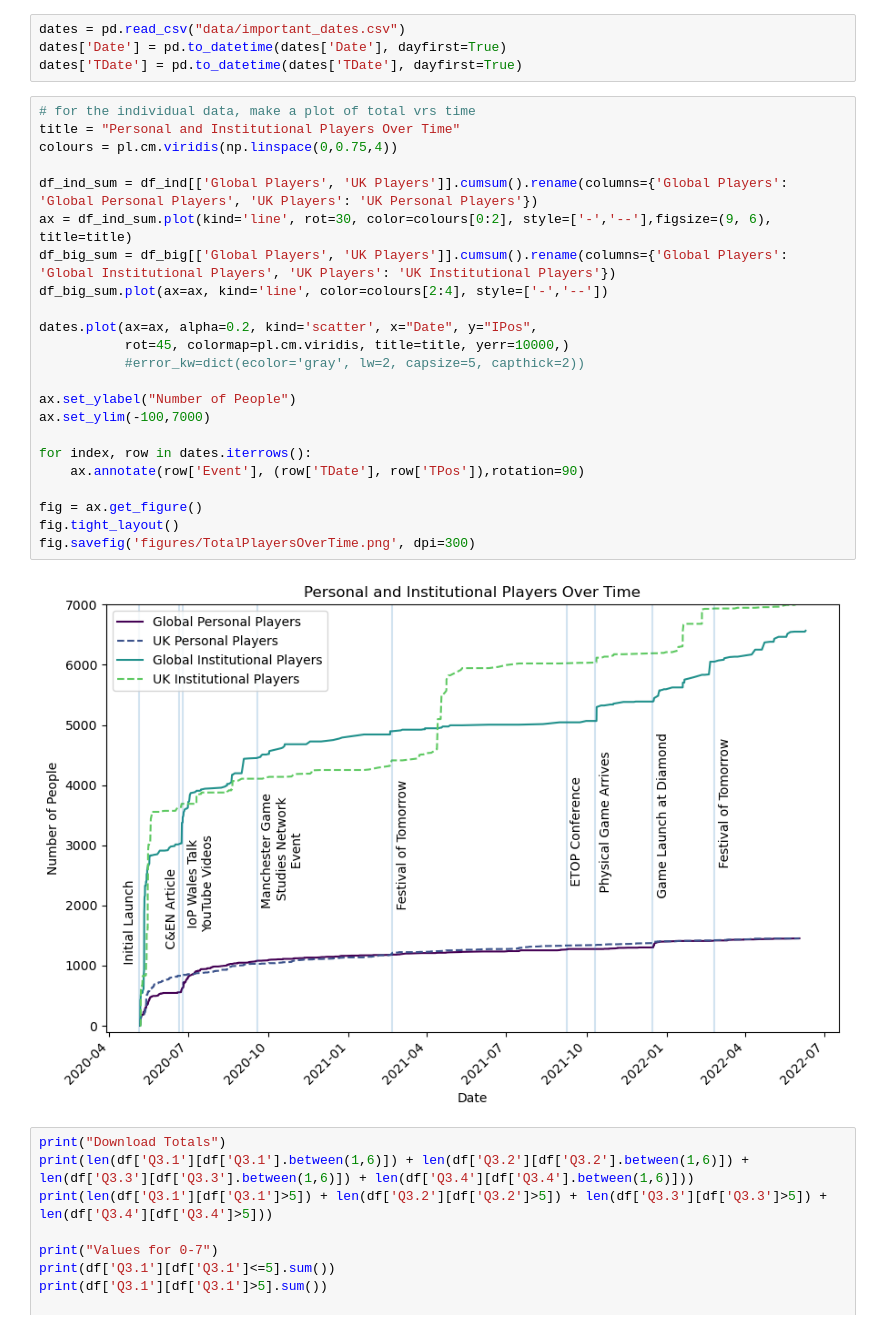
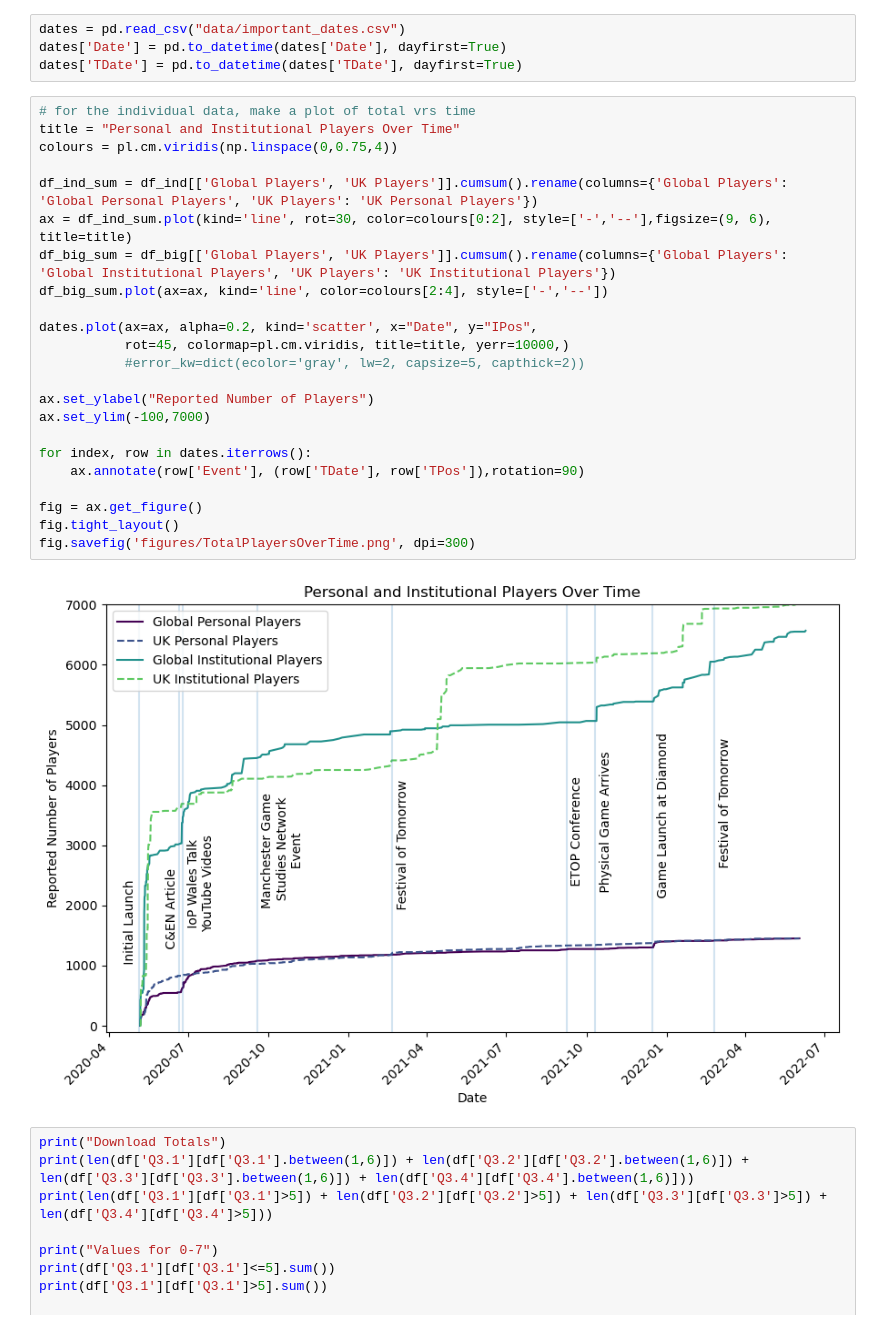
Before and after one commit to markbasham/DiamondTheGamePrintAndPlayGraphs, a Jupyter notebook: PlayersOverTime.ipynb, the cells around one changed output. Drawn from its saved outputs; the diff is of its cells as text.

Commit message:
Updated figure axis labels

```diff
--- a/PlayersOverTime.ipynb
+++ b/PlayersOverTime.ipynb
@@ -54,28 +54,28 @@ dates['TDate'] = pd.to_datetime(dates['TDate'], dayfirst=True)
 # %%
 # for the individual data, make a plot of total vrs time
 title = "Personal and Institutional Players Over Time"
 colours = pl.cm.viridis(np.linspace(0,0.75,4))
 
 df_ind_sum = df_ind[['Global Players', 'UK Players']].cumsum().rename(columns={'Global Players': 'Global Personal Players', 'UK Players': 'UK Personal Players'})
 ax = df_ind_sum.plot(kind='line', rot=30, color=colours[0:2], style=['-','--'],figsize=(9, 6), title=title)
 df_big_sum = df_big[['Global Players', 'UK Players']].cumsum().rename(columns={'Global Players': 'Global Institutional Players', 'UK Players': 'UK Institutional Players'})
 df_big_sum.plot(ax=ax, kind='line', color=colours[2:4], style=['-','--'])
 
 dates.plot(ax=ax, alpha=0.2, kind='scatter', x="Date", y="IPos",
            rot=45, colormap=pl.cm.viridis, title=title, yerr=10000,)
            #error_kw=dict(ecolor='gray', lw=2, capsize=5, capthick=2))
 
-ax.set_ylabel("Number of People")
+ax.set_ylabel("Reported Number of Players")
 ax.set_ylim(-100,7000)
 
 for index, row in dates.iterrows():
     ax.annotate(row['Event'], (row['TDate'], row['TPos']),rotation=90)
 
 fig = ax.get_figure()
 fig.tight_layout()
 fig.savefig('figures/TotalPlayersOverTime.png', dpi=300)
 # %% [output]
-[figure, old version]
+[figure, new version]
 # %%
 print("Download Totals")
 print(len(df['Q3.1'][df['Q3.1'].between(1,6)]) + len(df['Q3.2'][df['Q3.2'].between(1,6)]) + len(df['Q3.3'][df['Q3.3'].between(1,6)]) + len(df['Q3.4'][df['Q3.4'].between(1,6)]))
```
Also changed, not shown: 1 other file.
